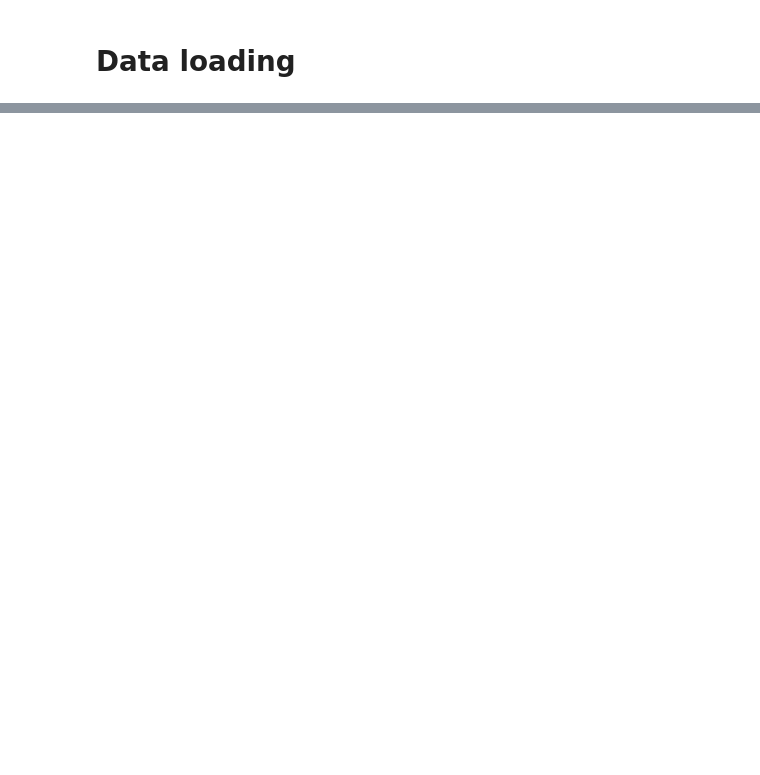
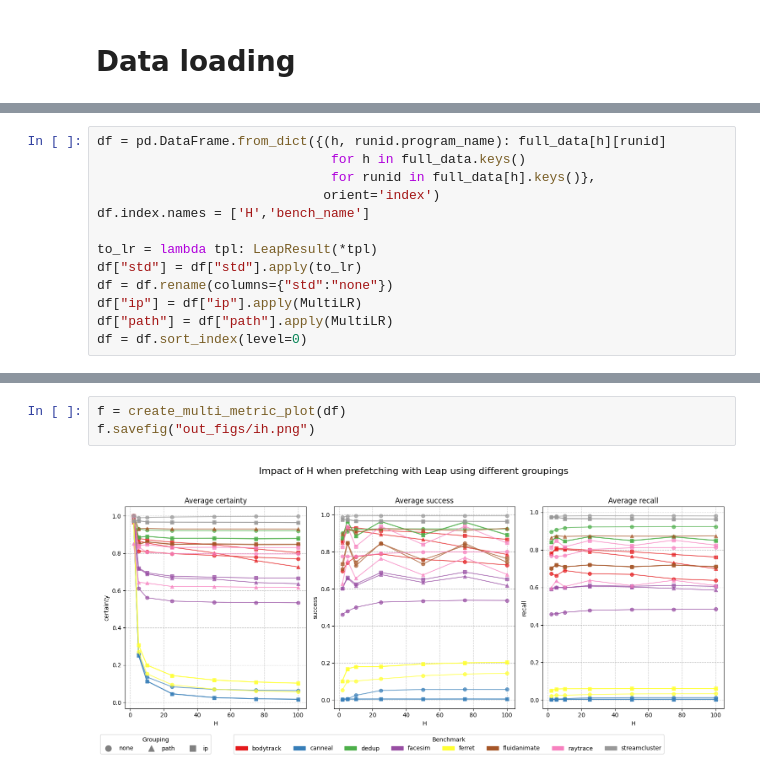
Before and after one commit to vigarov/new_ml_prefetching, a Jupyter notebook: prediction/predictions.ipynb, the cells around one changed output, grey strips where cells are left out. Cells and saved outputs as stored; diff of their text form; blank space fills up the shorter version.

```diff
--- a/prediction/predictions.ipynb
+++ b/prediction/predictions.ipynb
@@ -35,0 +802,13 @@ Inspect! canneal_200_50_58940: # of weird ips is 311
+# %%
+df = pd.DataFrame.from_dict({(h, runid.program_name): full_data[h][runid]
+                              for h in full_data.keys()
+                              for runid in full_data[h].keys()},
+                             orient='index')
+df.index.names = ['H','bench_name']
+
+to_lr = lambda tpl: LeapResult(*tpl)
+df["std"] = df["std"].apply(to_lr)
+df = df.rename(columns={"std":"none"})
+df["ip"] = df["ip"].apply(MultiLR)
+df["path"] = df["path"].apply(MultiLR)
+df = df.sort_index(level=0)
@@ -35,0 +903,5 @@ Inspect! canneal_200_50_58940: # of weird ips is 311
+# %%
+f = create_multi_metric_plot(df)
+f.savefig("out_figs/ih.png")
+# %% [output]
+[figure, added]
```
Also changed, not shown: parts of 51 cells of this notebook, 15 other files.
